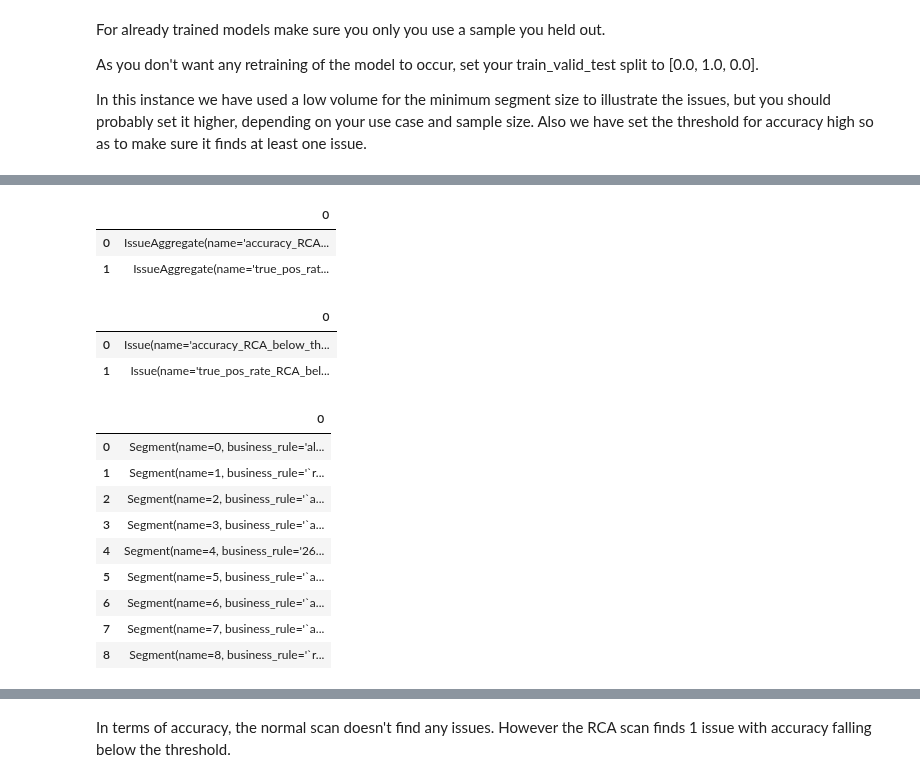
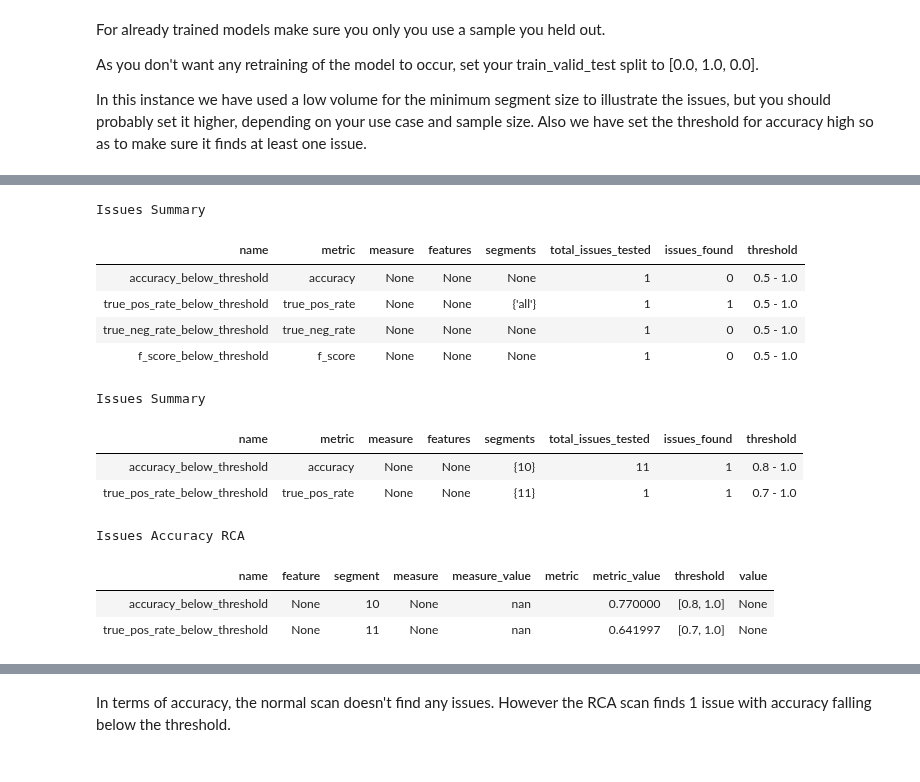
Before and after one commit to ETIQ-AI/ml-testing, a Jupyter notebook: RCA/RCA Accuracy Metrics/RCA Accuracy - Release 1.3.ipynb, the cells around one changed output, grey strips where cells are left out. Saved outputs shown, nothing was run; the diff lists cells and outputs as text; code cells hidden in the pictures.

```diff
--- a/RCA/RCA Accuracy Metrics/RCA Accuracy - Release 1.3.ipynb
+++ b/RCA/RCA Accuracy Metrics/RCA Accuracy - Release 1.3.ipynb
@@ -232,25 +290,36 @@ issue_summary_accuracy
-# %%
-issue_summary_accuracy_rca
-# %% [output]
-|  | 0 |
-| 0 | IssueAggregate(name='accuracy_RCA... |
-| 1 | IssueAggregate(name='true_pos_rat... |
-# %%
-issues_accuracy_rca
-# %% [output]
-|  | 0 |
-| 0 | Issue(name='accuracy_RCA_below_th... |
-| 1 | Issue(name='true_pos_rate_RCA_bel... |
-# %%
-segments_accuracy_rca
-# %% [output]
-|  | 0 |
-| 0 | Segment(name=0, business_rule='al... |
-| 1 | Segment(name=1, business_rule='`r... |
-| 2 | Segment(name=2, business_rule='`a... |
-| 3 | Segment(name=3, business_rule='`a... |
-| 4 | Segment(name=4, business_rule='26... |
-| 5 | Segment(name=5, business_rule='`a... |
-| 6 | Segment(name=6, business_rule='`a... |
-| 7 | Segment(name=7, business_rule='`a... |
-| 8 | Segment(name=8, business_rule='`r... |
+# %%
+# issue_summary_accuracy
+
+issue_summary_accuracy.style.pipe(issue_summary_pretty)
+# %% [output]
+Issues Summary
+| name | metric | measure | features | segments | total_issues_tested | issues_found | threshold |
+| accuracy_below_threshold | accuracy | None | None | None | 1 | 0 | 0.5 - 1.0 |
+| true_pos_rate_below_threshold | true_pos_rate | None | None | {'all'} | 1 | 1 | 0.5 - 1.0 |
+| true_neg_rate_below_threshold | true_neg_rate | None | None | None | 1 | 0 | 0.5 - 1.0 |
+| f_score_below_threshold | f_score | None | None | None | 1 | 0 | 0.5 - 1.0 |
+# %%
+# issue_summary_accuracy_rca
+
+issue_summary_accuracy_rca.style.pipe(issue_summary_pretty)
+# %% [output]
+Issues Summary
+| name | metric | measure | features | segments | total_issues_tested | issues_found | threshold |
+| accuracy_below_threshold | accuracy | None | None | {10} | 11 | 1 | 0.8 - 1.0 |
+| true_pos_rate_below_threshold | true_pos_rate | None | None | {11} | 1 | 1 | 0.7 - 1.0 |
+# %%
+# issues_accuracy_rca
+
+def highlight_row_from_listofseg(row):
+    list_seg = list_of_segments(issues_accuracy_rca)
+    color = 'whie'
+    if row["name"]+1 in list_seg:
+        color = '#FFB3BA' # Red
+    return ['background-color: {}'.format(color) for r in row]
+
+issues_accuracy_rca.style.pipe(issues_accuracy_rca_pretty)
+# %% [output]
+Issues Accuracy RCA
+| name | feature | segment | measure | measure_value | metric | metric_value | threshold | value |
+| accuracy_below_threshold | None | 10 | None | nan |  | 0.770000 | [0.8, 1.0] | None |
+| true_pos_rate_below_threshold | None | 11 | None | nan |  | 0.641997 | [0.7, 1.0] | None |
```
Also changed, not shown: parts of 8 cells of this notebook, 1 other file.
